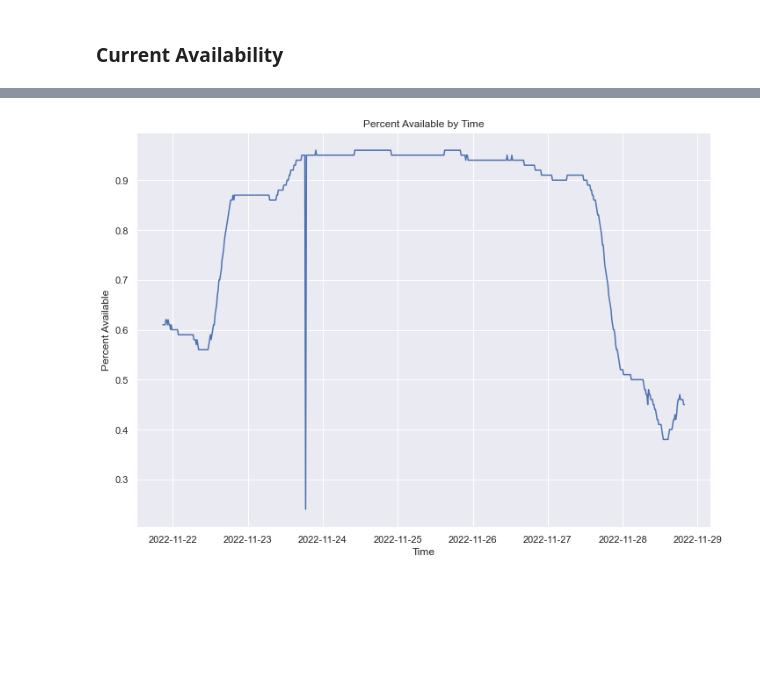
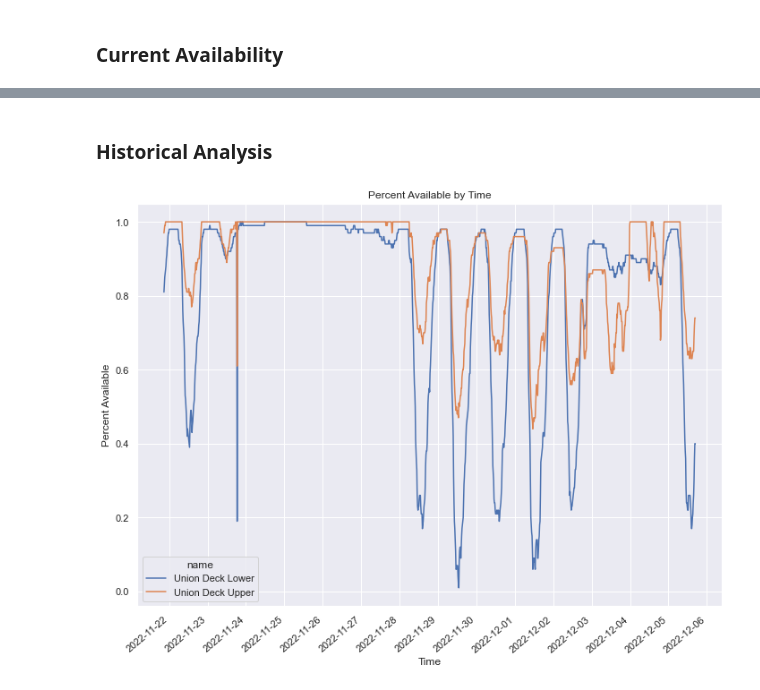
Before and after one commit to mitchell-jones/parking-heatmap, a Jupyter notebook: streamlit-feature-testing.ipynb, the cells around one changed output, grey strips where cells are left out. Cells and saved outputs as stored; diff of their text form; code cells hidden in the pictures; blank space fills up the shorter version.

```diff
--- a/streamlit-feature-testing.ipynb
+++ b/streamlit-feature-testing.ipynb
@@ -87,8 +87,10 @@ plt.show()
 # %%
 most_current.index = most_current.name
 current_dict = most_current.to_dict()['percentAvailable']
+# %% [markdown]
+### Historical Analysis
 # %%
-filtered = data[data['name'] == 'South Village Deck']
+filtered = data[data['name'].isin(['Union Deck Lower', 'Union Deck Upper'])]
 # %%
 from matplotlib import rcParams
 
@@ -96,8 +98,12 @@ from matplotlib import rcParams
 rcParams['figure.figsize'] = 11.7,8.27
 # %%
 sns.set_theme(style="darkgrid")
-plot = sns.lineplot(data = filtered, x = filtered.index, y = 'percentAvailable')
+plot = sns.lineplot(data = filtered, x = filtered.datetime, y = 'percentAvailable', hue = 'name')
 plot.set(xlabel='Time', ylabel='Percent Available', title = 'Percent Available by Time')
+import matplotlib.ticker as ticker
+
+plot.xaxis.set_major_locator(ticker.MultipleLocator(1))
+plot.set_xticklabels(plot.get_xticklabels(), rotation=40, ha="right")
 plt.show()
 # %% [output]
-[figure, old version]
+[figure, new version]
```
Also changed, not shown: parts of 9 cells of this notebook, 1 other file.
